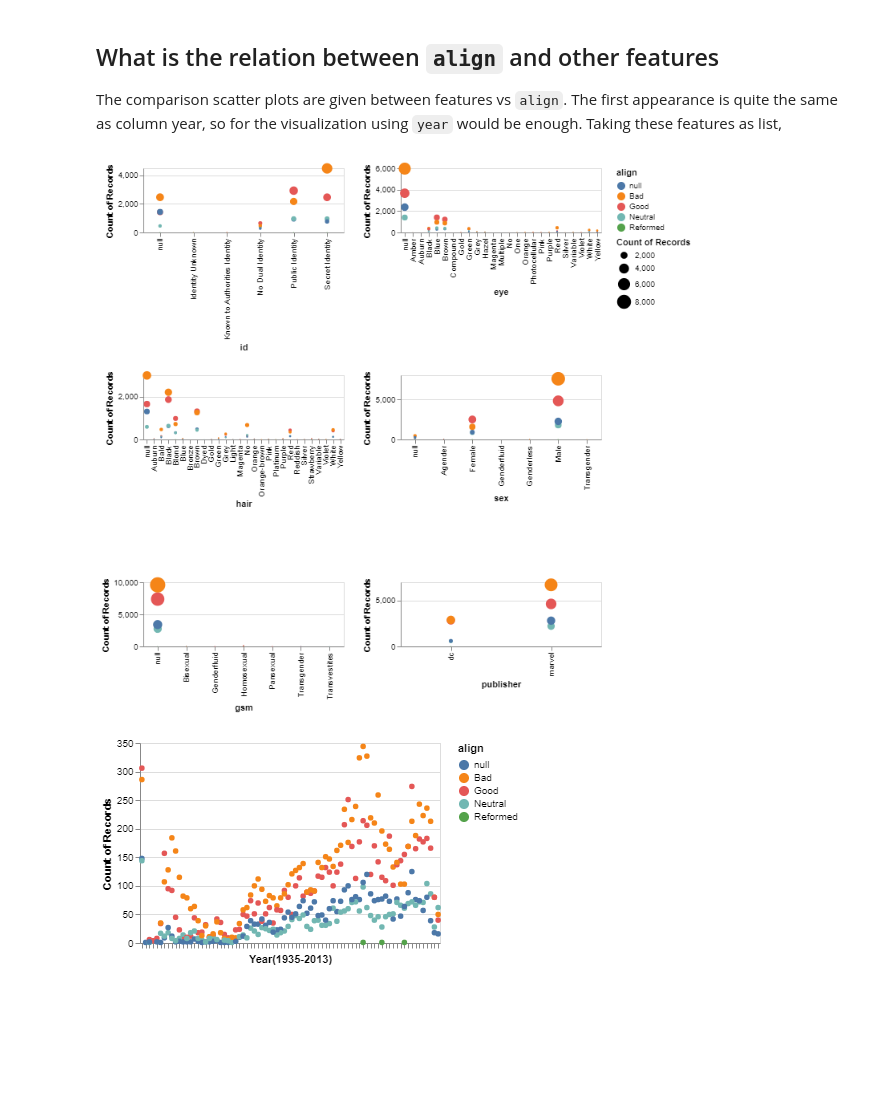
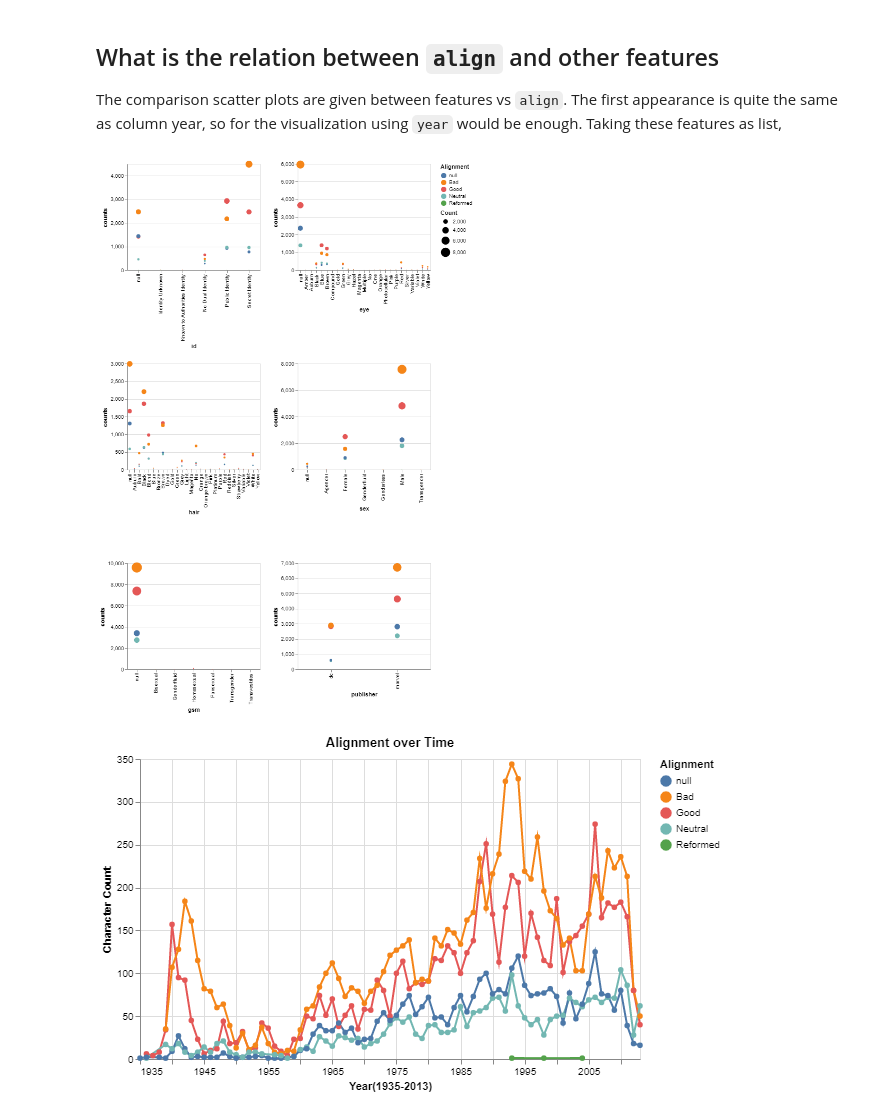
Before and after one commit to UBC-MDS/Workflows_showcase, a Jupyter notebook: report/eda.ipynb, the cells around one changed output. Saved outputs shown, nothing was run; the diff lists cells and outputs as text; code cells hidden in the pictures; blank space fills up the shorter version.

```diff
--- a/report/eda.ipynb
+++ b/report/eda.ipynb
@@ -100,21 +100,21 @@ features = ['id', 'eye', 'hair', 'sex', 'gsm', 'publisher']
 # %%
 eda_features_vs_align = (alt.Chart(df).mark_circle().encode(
     alt.X(alt.repeat(), type='ordinal'),
-    y = 'count()',
-    size ='count()',
-    color = "align")
- .properties(height=80, width=250)
+    y = alt.Y('count()', title = "counts"),
+    size =alt.Size('count()', legend=alt.Legend(title="Count")),
+    color = alt.Color("align", legend=alt.Legend(title="Alignment")))
+ .properties(height=200, width=250)
  .repeat(repeat=features, columns=2))
 eda_features_vs_align
 # %% [output]
-[figure, old version]
+[figure, new version]
 # %%
-eda_year_vs_align = (alt.Chart(df).mark_circle().encode(
-    alt.X('year', title = 'Year(1935-2013)', axis=alt.Axis(labels=False)),
-    y = 'count()',
-    color = "align")
- .properties(height=200, width=300))
-eda_year_vs_align
+eda_year_vs_align = (alt.Chart(df, title = "Alignment over Time").mark_line().encode(
+alt.X('year:T', title = 'Year(1935-2013)'),
+y = alt.Y('count()', title = "Character Count"),
+color = alt.Color("align", title="Alignment"))
+.properties(height=300, width=500))
+eda_year_vs_align + eda_year_vs_align.mark_circle()
 # %% [output]
-[figure, old version]
+[figure, new version]
 # %%
```
Also changed, not shown: parts of 3 cells of this notebook, 1 other file.
